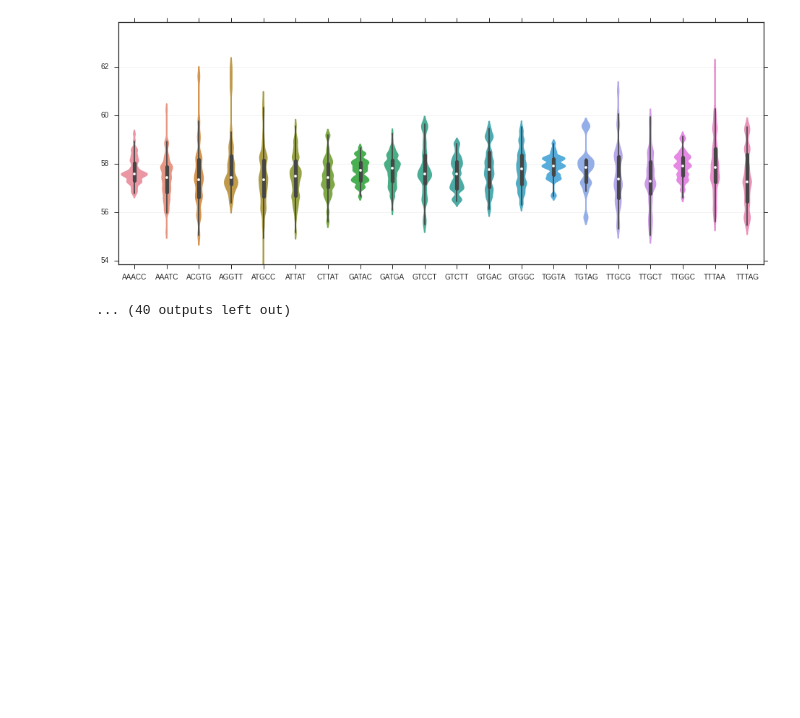
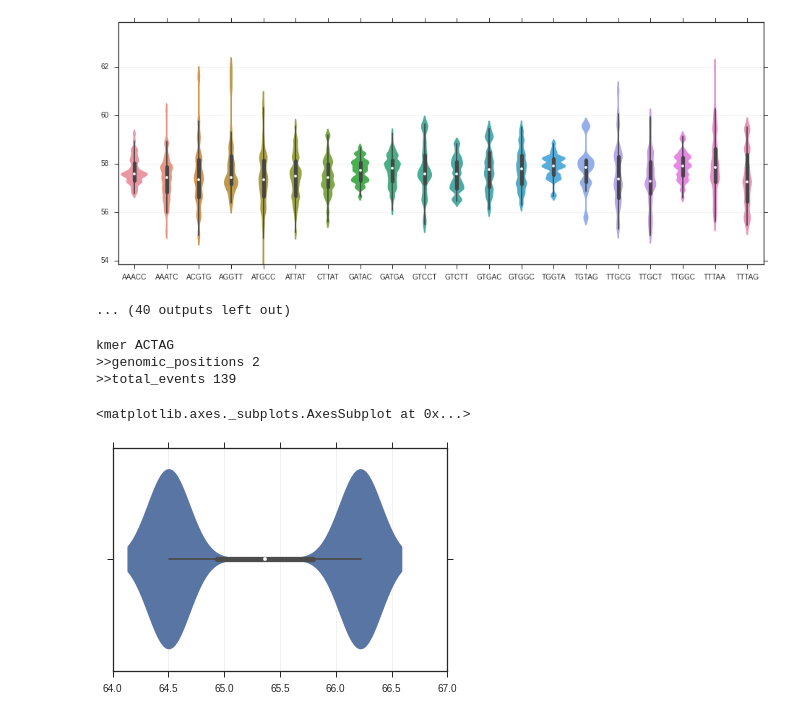
Before and after one commit to grst/nanopore-notebooks, a Jupyter notebook: 04_error_correction/context-features2-all5mers.ipynb, the cells around one changed output. Cells and saved outputs as stored; diff of their text form; code cells hidden in the pictures; blank space fills up the shorter version.

```diff
--- a/04_error_correction/context-features2-all5mers.ipynb
+++ b/04_error_correction/context-features2-all5mers.ipynb
@@ -179,3 +179,23 @@ for i in range(0, l, 20):
 [figure]
 [figure]
 ... (40 outputs left out)
+# %%
+candidates = ["CCTAG", "CTAGT", "CTAGA", "CCCCA", "CGAGG", "CCCTA", "TGTCT",
+#               "GGGCC",
+              "ACTAG"
+             ]
+# %%
+cand = candidates[7]
+# %%
+template_events = prepare_events(cand)
+genomic_pos = stratify_by_position(template_events)
+means = [x["mean"] for pos, x in genomic_pos.items()]
+# %% [output]
+kmer ACTAG
+>>genomic_positions 2
+>>total_events 139
+# %%
+sns.violinplot(means, bw=0.15)
+# %% [output]
+<matplotlib.axes._subplots.AxesSubplot at 0x...>
+[figure, added]
```
Also changed, not shown: parts of 5 cells of this notebook, 7 other files.
